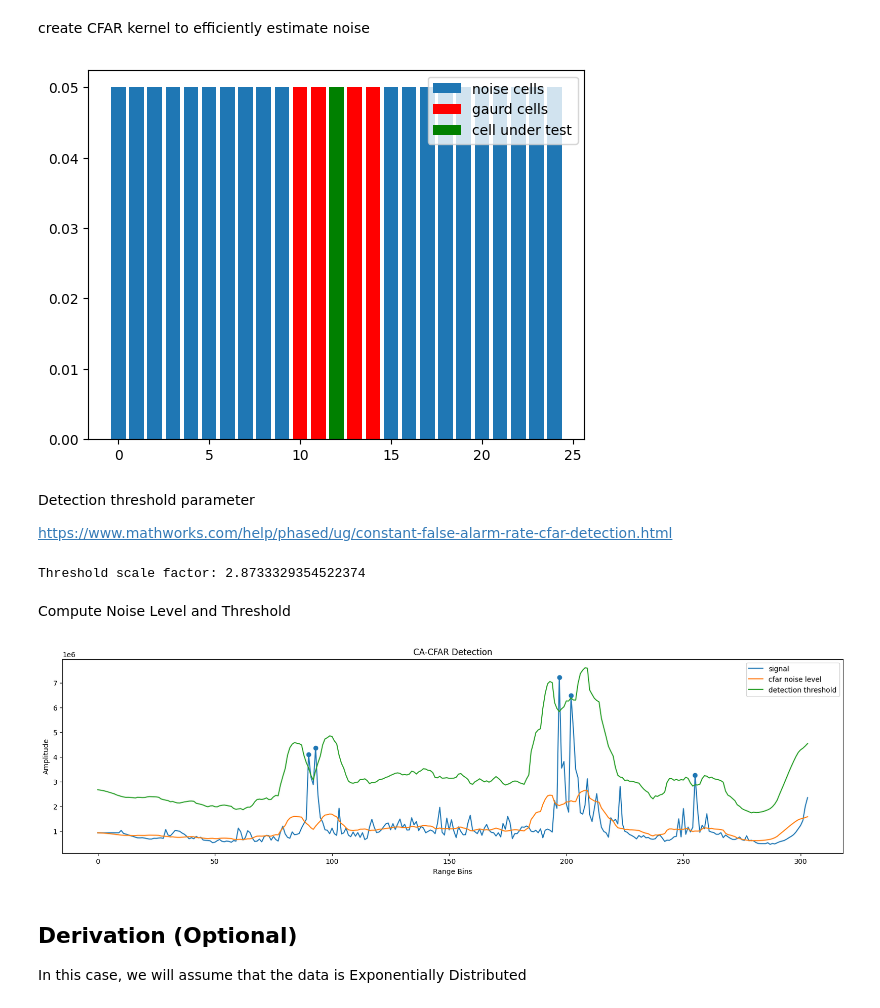
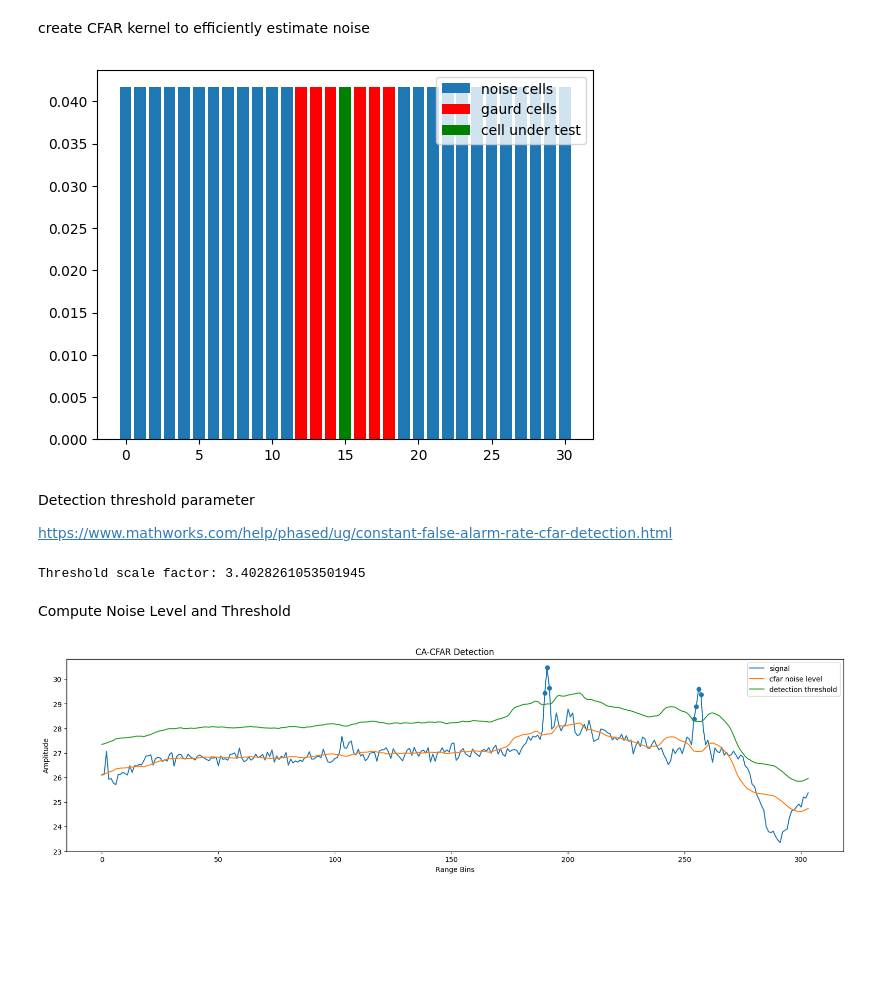
Before and after one commit to itberrios/radical, a Jupyter notebook: notebooks/cfar_pt1.ipynb, the cells around one changed output. Drawn from its saved outputs; the diff is of its cells as text; code cells hidden in the pictures; blank space fills up the shorter version.

```diff
--- a/notebooks/cfar_pt1.ipynb
+++ b/notebooks/cfar_pt1.ipynb
@@ -84,8 +270,11 @@ plt.xlabel("Range Bins");
 # %% [markdown]
 Set CFAR parameters
 # %%
-gaurd_len = 2
-train_len = 10
+gaurd_len = 3
+train_len = 12
+
+# gaurd_len = 2
+# train_len = 12
 # %% [markdown]
 create CFAR kernel to efficiently estimate noise
 # %%
@@ -105,19 +294,19 @@ plt.bar(np.arange(len(cfar_kernel)), gaurd_cells, color='r', label='gaurd cells'
 plt.bar(np.arange(len(cfar_kernel)), cut, color='g', label='cell under test');
 plt.legend();
 # %% [output]
-[figure, old version]
+[figure, new version]
 # %% [markdown]
 Detection threshold parameter
 
 https://www.mathworks.com/help/phased/ug/constant-false-alarm-rate-cfar-detection.html
 # %%
-p_fa = 0.08 # Probability of False Alarm
-
+# p_fa = 0.15 # Probability of False Alarm
+p_fa = 0.05 # Probability of False Alarm
 
 a = train_len*(p_fa**(-1/train_len) - 1)
 print(f"Threshold scale factor: {a}");
 # %% [output]
-Threshold scale factor: 2.8733329354522374
+Threshold scale factor: 3.4028261053501945
 # %%
 # a = p_fa**(-1/train_len) - 1
 # %% [markdown]
@@ -125,29 +314,28 @@ Compute Noise Level and Threshold
 # %%
 from scipy.ndimage import convolve1d
 
-noise_level = convolve1d(np.abs(x), cfar_kernel, mode='nearest')
+noise_level = convolve1d(x, cfar_kernel, mode='nearest')
+
+# amplitude threshold
 threshold = noise_level * a
+
+# log threshold
+threshold = noise_level + np.log(a)
 # %%
-detected = np.abs(x) > threshold
+detected = x > threshold
 # %%
 plt.figure(figsize=(20, 5))
-plt.plot(np.abs(x), label='signal')
+plt.plot(x, label='signal')
 plt.plot(noise_level, label='cfar noise level')
 plt.plot(threshold, label='detection threshold')
 
 # display detected targets
-plt.scatter(np.arange(0, len(noise_level))[detected], np.abs(x)[detected])
+plt.scatter(np.arange(0, len(noise_level))[detected], x[detected])
 
 plt.title("CA-CFAR Detection")
 plt.xlabel("Range Bins")
 plt.ylabel("Amplitude");
 
 plt.legend();
 # %% [output]
-[figure, old version]
+[figure, new version]
-# %% [markdown]
-## Derivation (Optional)
-
-
-
-In this case, we will assume that the data is Exponentially Distributed
```
Also changed, not shown: parts of 36 cells of this notebook, 5 other files.
